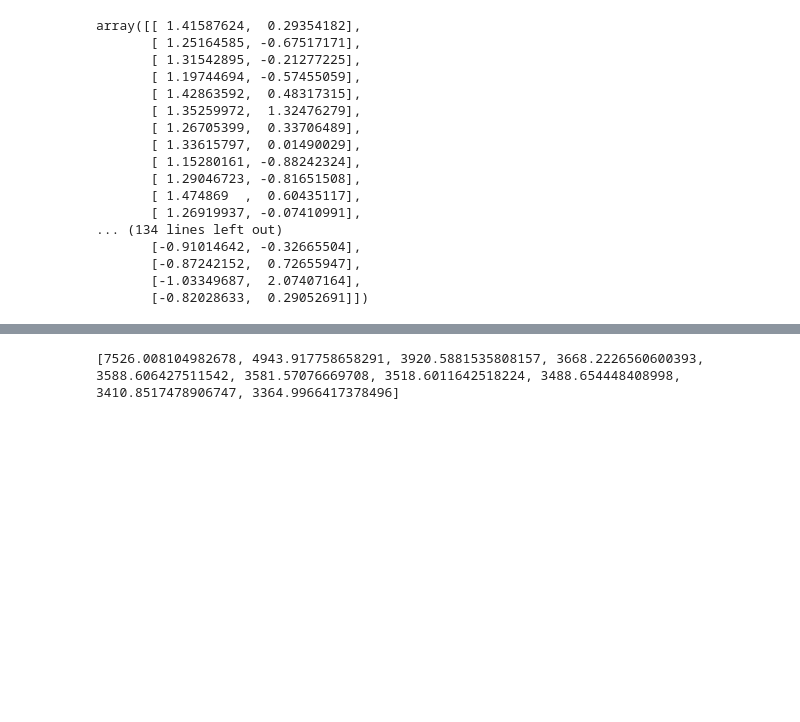
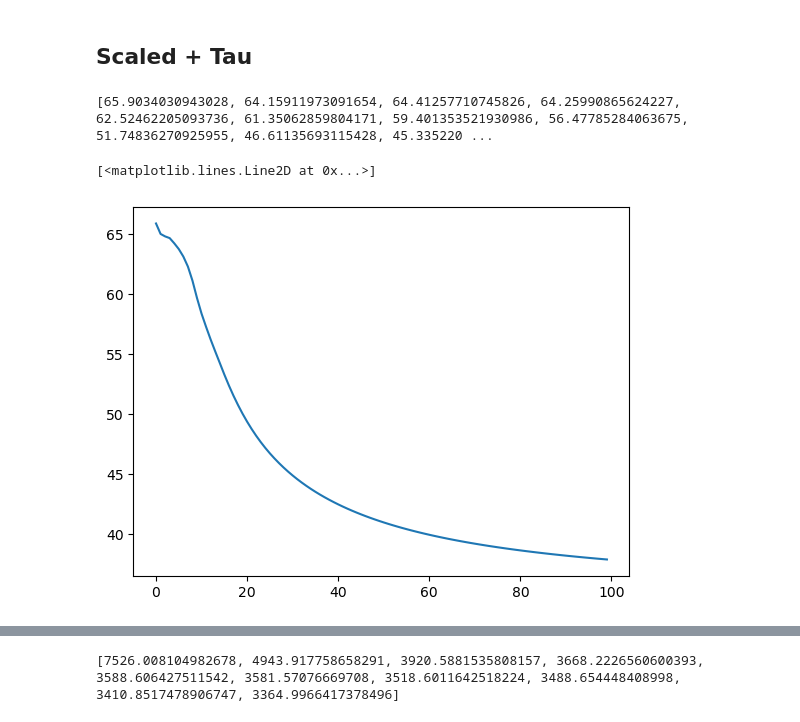
Before and after one commit to saprativa/cs725-project, a Jupyter notebook: Parametric_Neural_network.ipynb, the cells around one changed output, grey strips where cells are left out. Drawn from its saved outputs; the diff is of its cells as text; code cells hidden in the pictures; blank space fills up the shorter version.

```diff
--- a/Parametric_Neural_network.ipynb
+++ b/Parametric_Neural_network.ipynb
@@ -133,20 +117,28 @@ plt.plot(error_vals)
-# %%
-X
-# %% [output]
-array([[ 1.41587624,  0.29354182],
-       [ 1.25164585, -0.67517171],
-       [ 1.31542895, -0.21277225],
-       [ 1.19744694, -0.57455059],
-       [ 1.42863592,  0.48317315],
-       [ 1.35259972,  1.32476279],
-       [ 1.26705399,  0.33706489],
-       [ 1.33615797,  0.01490029],
-       [ 1.15280161, -0.88242324],
-       [ 1.29046723, -0.81651508],
-       [ 1.474869  ,  0.60435117],
-       [ 1.26919937, -0.07410991],
-... (134 lines left out)
-       [-0.91014642, -0.32665504],
-       [-0.87242152,  0.72655947],
-       [-1.03349687,  2.07407164],
-       [-0.82028633,  0.29052691]])
+# %% [markdown]
+## Scaled + Tau
+# %%
+df = pd.read_csv('./iris/reduced_iris.csv')
+df.drop(df.columns[[0]], axis=1, inplace=True)
+cols = df.columns
+y = df[cols[-1]]
+X = df.drop(cols[-1],axis=1)
+
+X = X.to_numpy(dtype=float)
+y = y.to_numpy(dtype=int)
+
+scaler = StandardScaler()
+X = scaler.fit_transform(X)
+
+y = np.array([[i] for i in y])
+
+# list_of_tau = [160,180,100,120,1200,80,60,130,180,200,120,140,60,140]
+list_of_tau = [random.randint(50,200) for i in range(100)]
+
+mean,error_vals = CEO(list_of_tau,len(list_of_tau),np.ones((3,2))*0.5,np.ones((3,2)),3,X[:99],y[:99],0.1)
+
+print(error_vals)
+plt.plot(np.cumsum(error_vals)/np.arange(1,len(list_of_tau)+1))
+# %% [output]
+[65.9034030943028, 64.15911973091654, 64.41257710745826, 64.25990865624227, 62.52462205093736, 61.35062859804171, 59.401353521930986, 56.47785284063675, 51.74836270925955, 46.61135693115428, 45.335220 ...
+[<matplotlib.lines.Line2D at 0x...>]
+[figure, added]
```
Also changed, not shown: parts of 16 cells of this notebook, 2 other files.
